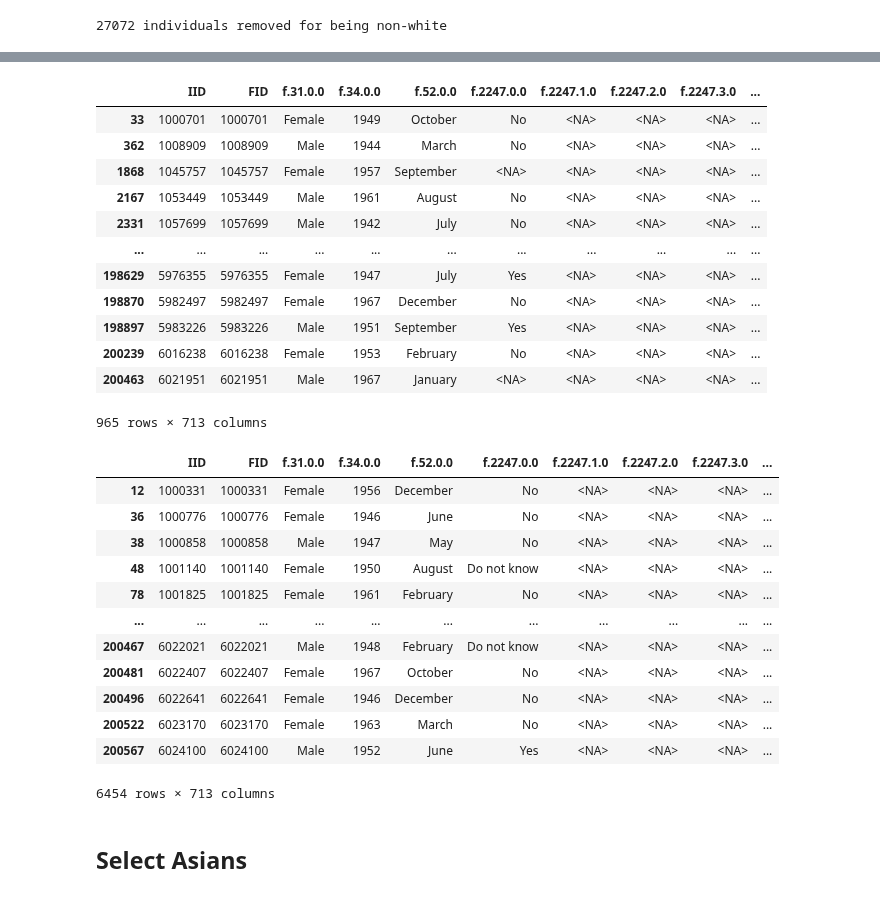
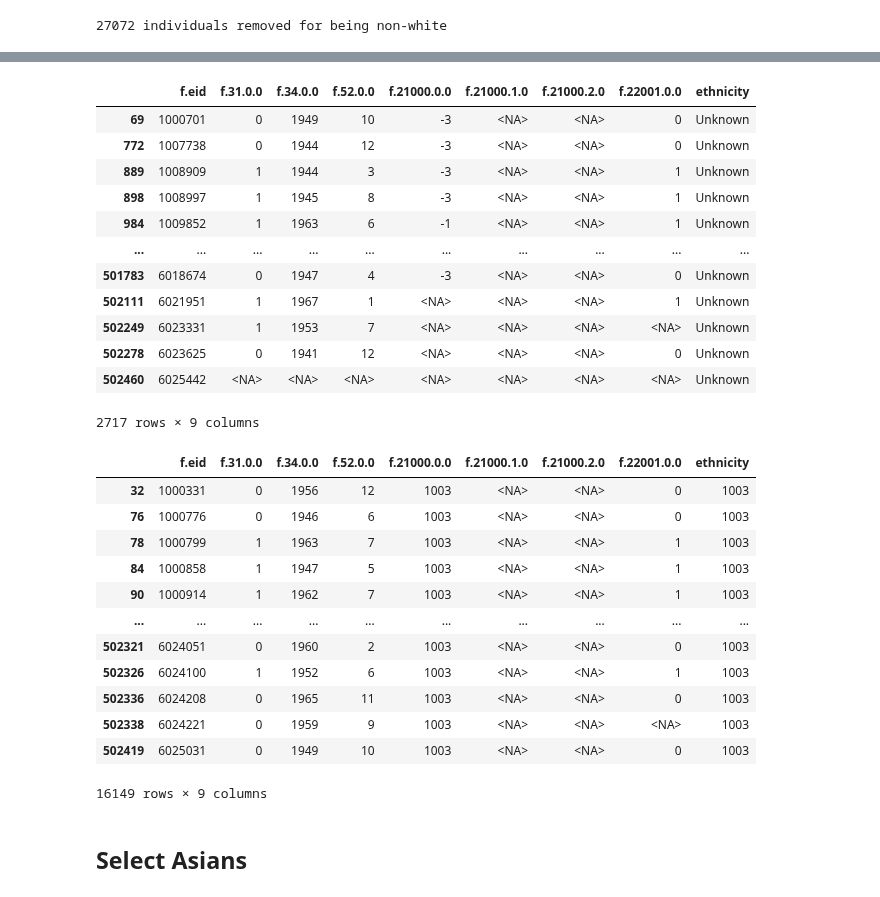
Before and after one commit to statgenetics/UKBB_GWAS_dev, a Jupyter notebook: analysis/phenotypes/122021_Asians_Africans_in_500K.ipynb, the cells around one changed output, grey strips where cells are left out. Saved outputs shown, nothing was run; the diff lists cells and outputs as text; code cells hidden in the pictures.

```diff
--- a/analysis/phenotypes/122021_Asians_Africans_in_500K.ipynb
+++ b/analysis/phenotypes/122021_Asians_Africans_in_500K.ipynb
@@ -156,6 +175,6 @@ df_white["ethnicity"] = df_white[ethnicity].apply(ancestry, axis=1)
 # %%
 def find_non_white(row):
-    return row["ethnicity"] not in white and row["ethnicity"] != "Unknown" and row["ethnicity"] != "Inconsistent_white" and row["ethnicity"] != "1003"
+    return row["ethnicity"] not in white and row["ethnicity"] != "Unknown" and row["ethnicity"] != "Inconsistent_white"
 # %%
 ex_non_white = df_white[["ethnicity"]].apply(find_non_white, axis=1)
 # %%
@@ -256,32 +266,32 @@ filtered[filtered["ethnicity"] == "Inconsistent_white"]
 # %%
-filtered[filtered["ethnicity"] == "Unknown"]
+df_white[df_white["ethnicity"] == "Unknown"]
 # %% [output]
-|  | IID | FID | f.31.0.0 | f.34.0.0 | f.52.0.0 | f.2247.0.0 | f.2247.1.0 | f.2247.2.0 | f.2247.3.0 | ... |
-| 33 | 1000701 | 1000701 | Female | 1949 | October | No | <NA> | <NA> | <NA> | ... |
-| 362 | 1008909 | 1008909 | Male | 1944 | March | No | <NA> | <NA> | <NA> | ... |
-| 1868 | 1045757 | 1045757 | Female | 1957 | September | <NA> | <NA> | <NA> | <NA> | ... |
-| 2167 | 1053449 | 1053449 | Male | 1961 | August | No | <NA> | <NA> | <NA> | ... |
-| 2331 | 1057699 | 1057699 | Male | 1942 | July | No | <NA> | <NA> | <NA> | ... |
-| ... | ... | ... | ... | ... | ... | ... | ... | ... | ... | ... |
-| 198629 | 5976355 | 5976355 | Female | 1947 | July | Yes | <NA> | <NA> | <NA> | ... |
-| 198870 | 5982497 | 5982497 | Female | 1967 | December | No | <NA> | <NA> | <NA> | ... |
-| 198897 | 5983226 | 5983226 | Male | 1951 | September | Yes | <NA> | <NA> | <NA> | ... |
-| 200239 | 6016238 | 6016238 | Female | 1953 | February | No | <NA> | <NA> | <NA> | ... |
-| 200463 | 6021951 | 6021951 | Male | 1967 | January | <NA> | <NA> | <NA> | <NA> | ... |
+|  | f.eid | f.31.0.0 | f.34.0.0 | f.52.0.0 | f.21000.0.0 | f.21000.1.0 | f.21000.2.0 | f.22001.0.0 | ethnicity |
+| 69 | 1000701 | 0 | 1949 | 10 | -3 | <NA> | <NA> | 0 | Unknown |
+| 772 | 1007738 | 0 | 1944 | 12 | -3 | <NA> | <NA> | 0 | Unknown |
+| 889 | 1008909 | 1 | 1944 | 3 | -3 | <NA> | <NA> | 1 | Unknown |
+| 898 | 1008997 | 1 | 1945 | 8 | -3 | <NA> | <NA> | 1 | Unknown |
+| 984 | 1009852 | 1 | 1963 | 6 | -1 | <NA> | <NA> | 1 | Unknown |
+| ... | ... | ... | ... | ... | ... | ... | ... | ... | ... |
+| 501783 | 6018674 | 0 | 1947 | 4 | -3 | <NA> | <NA> | 0 | Unknown |
+| 502111 | 6021951 | 1 | 1967 | 1 | <NA> | <NA> | <NA> | 1 | Unknown |
+| 502249 | 6023331 | 1 | 1953 | 7 | <NA> | <NA> | <NA> | <NA> | Unknown |
+| 502278 | 6023625 | 0 | 1941 | 12 | <NA> | <NA> | <NA> | 0 | Unknown |
+| 502460 | 6025442 | <NA> | <NA> | <NA> | <NA> | <NA> | <NA> | <NA> | Unknown |
-965 rows × 713 columns
+2717 rows × 9 columns
 # %%
-filtered[filtered["ethnicity"] == "1003"]
+df_white[df_white["ethnicity"] == "1003"]
 # %% [output]
-|  | IID | FID | f.31.0.0 | f.34.0.0 | f.52.0.0 | f.2247.0.0 | f.2247.1.0 | f.2247.2.0 | f.2247.3.0 | ... |
-| 12 | 1000331 | 1000331 | Female | 1956 | December | No | <NA> | <NA> | <NA> | ... |
-| 36 | 1000776 | 1000776 | Female | 1946 | June | No | <NA> | <NA> | <NA> | ... |
-| 38 | 1000858 | 1000858 | Male | 1947 | May | No | <NA> | <NA> | <NA> | ... |
-| 48 | 1001140 | 1001140 | Female | 1950 | August | Do not know | <NA> | <NA> | <NA> | ... |
-| 78 | 1001825 | 1001825 | Female | 1961 | February | No | <NA> | <NA> | <NA> | ... |
-| ... | ... | ... | ... | ... | ... | ... | ... | ... | ... | ... |
-| 200467 | 6022021 | 6022021 | Male | 1948 | February | Do not know | <NA> | <NA> | <NA> | ... |
-| 200481 | 6022407 | 6022407 | Female | 1967 | October | No | <NA> | <NA> | <NA> | ... |
-| 200496 | 6022641 | 6022641 | Female | 1946 | December | No | <NA> | <NA> | <NA> | ... |
-| 200522 | 6023170 | 6023170 | Female | 1963 | March | No | <NA> | <NA> | <NA> | ... |
-| 200567 | 6024100 | 6024100 | Male | 1952 | June | Yes | <NA> | <NA> | <NA> | ... |
+|  | f.eid | f.31.0.0 | f.34.0.0 | f.52.0.0 | f.21000.0.0 | f.21000.1.0 | f.21000.2.0 | f.22001.0.0 | ethnicity |
+| 32 | 1000331 | 0 | 1956 | 12 | 1003 | <NA> | <NA> | 0 | 1003 |
+| 76 | 1000776 | 0 | 1946 | 6 | 1003 | <NA> | <NA> | 0 | 1003 |
+| 78 | 1000799 | 1 | 1963 | 7 | 1003 | <NA> | <NA> | 1 | 1003 |
+| 84 | 1000858 | 1 | 1947 | 5 | 1003 | <NA> | <NA> | 1 | 1003 |
+| 90 | 1000914 | 1 | 1962 | 7 | 1003 | <NA> | <NA> | 1 | 1003 |
+| ... | ... | ... | ... | ... | ... | ... | ... | ... | ... |
+| 502321 | 6024051 | 0 | 1960 | 2 | 1003 | <NA> | <NA> | 0 | 1003 |
+| 502326 | 6024100 | 1 | 1952 | 6 | 1003 | <NA> | <NA> | 1 | 1003 |
+| 502336 | 6024208 | 0 | 1965 | 11 | 1003 | <NA> | <NA> | 0 | 1003 |
+| 502338 | 6024221 | 0 | 1959 | 9 | 1003 | <NA> | <NA> | <NA> | 1003 |
+| 502419 | 6025031 | 0 | 1949 | 10 | 1003 | <NA> | <NA> | 0 | 1003 |
-6454 rows × 713 columns
+16149 rows × 9 columns
```
Also changed, not shown: parts of 15 cells of this notebook.
